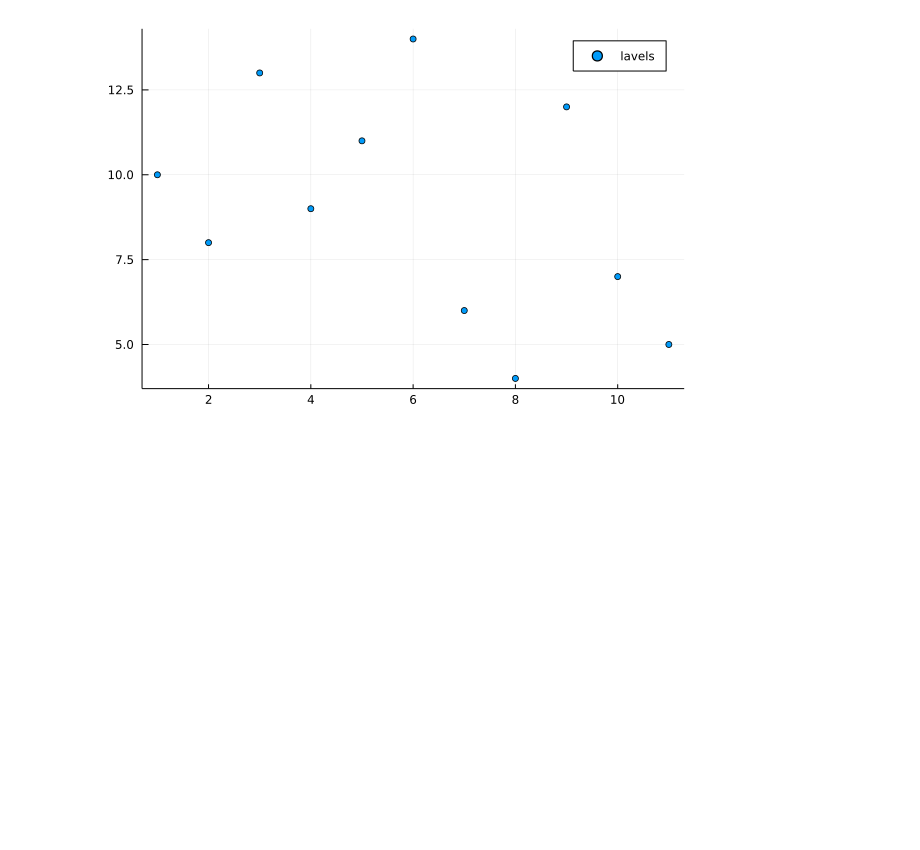
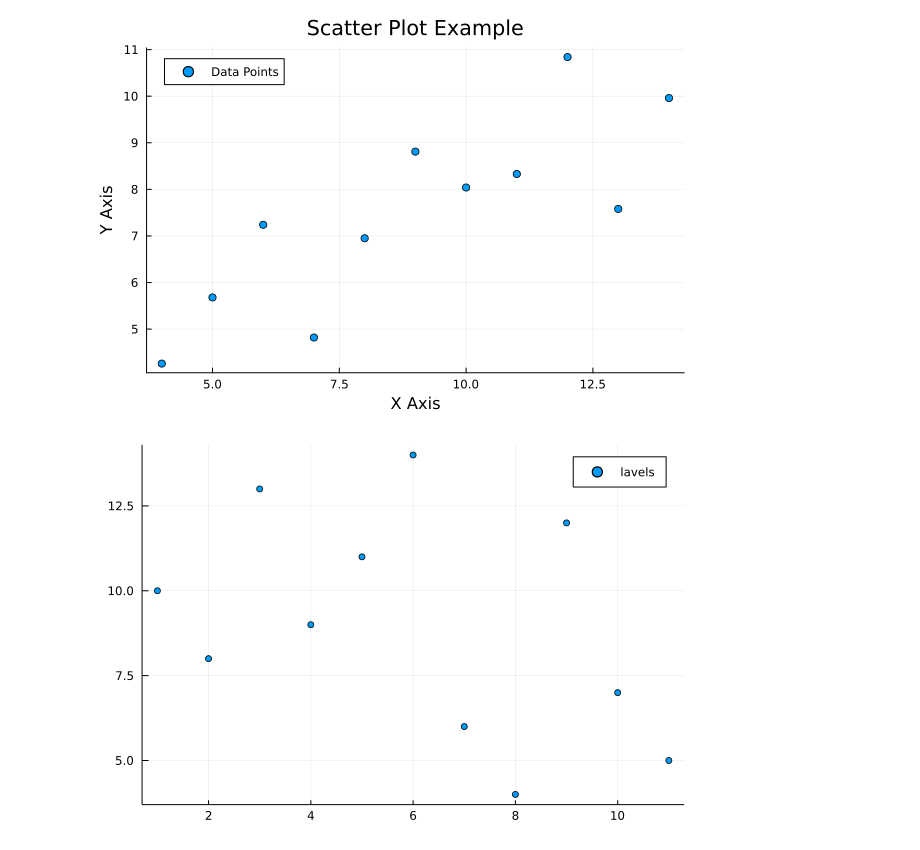
Before and after one commit to salomaoalves/Languages, a Jupyter notebook: Julia/Visualization.ipynb, the cells around one changed output. Saved outputs shown, nothing was run; the diff lists cells and outputs as text; code cells hidden in the pictures; blank space fills up the shorter version.

```diff
--- a/Julia/Visualization.ipynb
+++ b/Julia/Visualization.ipynb
@@ -24,3 +61,8 @@ data = df2[!,:x1];
+# %%
+plot(df.x1, df.x2, label="Data Points", xlabel="X Axis", ylabel="Y Axis", title="Scatter Plot Example")
+        # label = "DataPoints" for scatterplot; = "Line" for lineplot
+# %% [output]
+[figure, added]
 # %%
 scatter(data,label="lavels")
 # %% [output]
```
Also changed, not shown: parts of 8 cells of this notebook, 57 other files.
